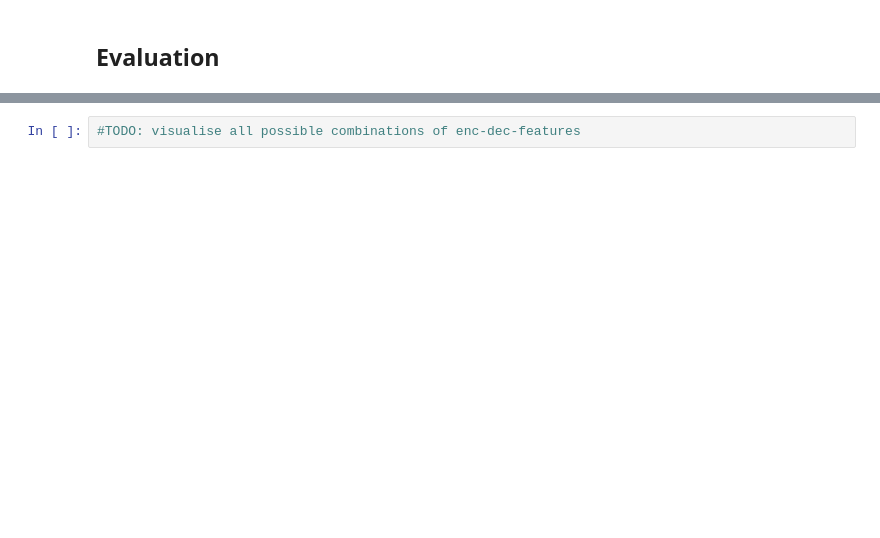
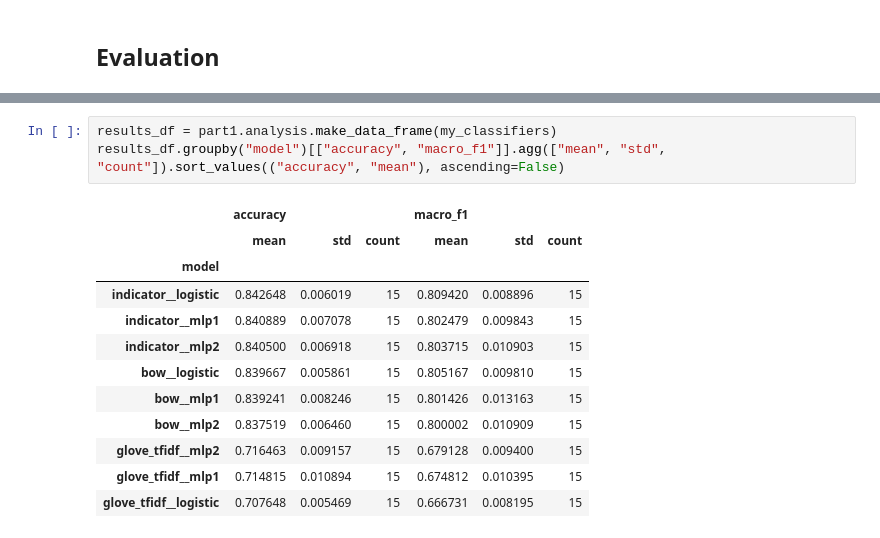
Before and after one commit to greg-delatolas/nlp-assignment-1, a Jupyter notebook: part1/project.ipynb, the cells around one changed output, grey strips where cells are left out. Saved outputs shown, nothing was run; the diff lists cells and outputs as text; blank space fills up the shorter version.

```diff
--- a/part1/project.ipynb
+++ b/part1/project.ipynb
@@ -679,3 +822,17 @@ part1.analysis.plot_box_and_points(part1.analysis.make_data_frame(my_classifiers
 # %%
-#TODO: visualise all possible combinations of enc-dec-features
+results_df = part1.analysis.make_data_frame(my_classifiers)
+results_df.groupby("model")[["accuracy", "macro_f1"]].agg(["mean", "std", "count"]).sort_values(("accuracy", "mean"), ascending=False)
+# %% [output]
+|  | accuracy |  |  | macro_f1 |  |  |
+|  | mean | std | count | mean | std | count |
+| model |  |  |  |  |  |  |
+| indicator__logistic | 0.842648 | 0.006019 | 15 | 0.809420 | 0.008896 | 15 |
+| indicator__mlp1 | 0.840889 | 0.007078 | 15 | 0.802479 | 0.009843 | 15 |
+| indicator__mlp2 | 0.840500 | 0.006918 | 15 | 0.803715 | 0.010903 | 15 |
+| bow__logistic | 0.839667 | 0.005861 | 15 | 0.805167 | 0.009810 | 15 |
+| bow__mlp1 | 0.839241 | 0.008246 | 15 | 0.801426 | 0.013163 | 15 |
+| bow__mlp2 | 0.837519 | 0.006460 | 15 | 0.800002 | 0.010909 | 15 |
+| glove_tfidf__mlp2 | 0.716463 | 0.009157 | 15 | 0.679128 | 0.009400 | 15 |
+| glove_tfidf__mlp1 | 0.714815 | 0.010894 | 15 | 0.674812 | 0.010395 | 15 |
+| glove_tfidf__logistic | 0.707648 | 0.005469 | 15 | 0.666731 | 0.008195 | 15 |
 # %%
```
Also changed, not shown: parts of 13 cells of this notebook, 5 other files.
